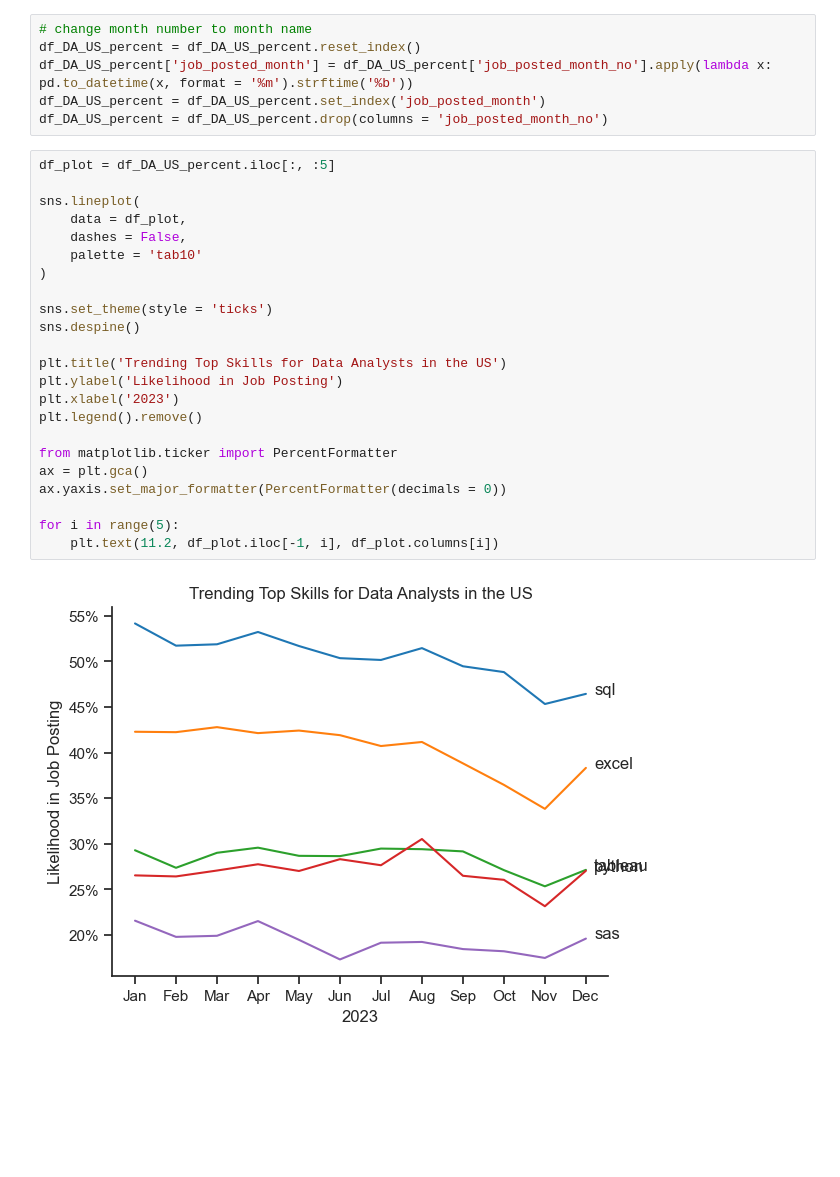
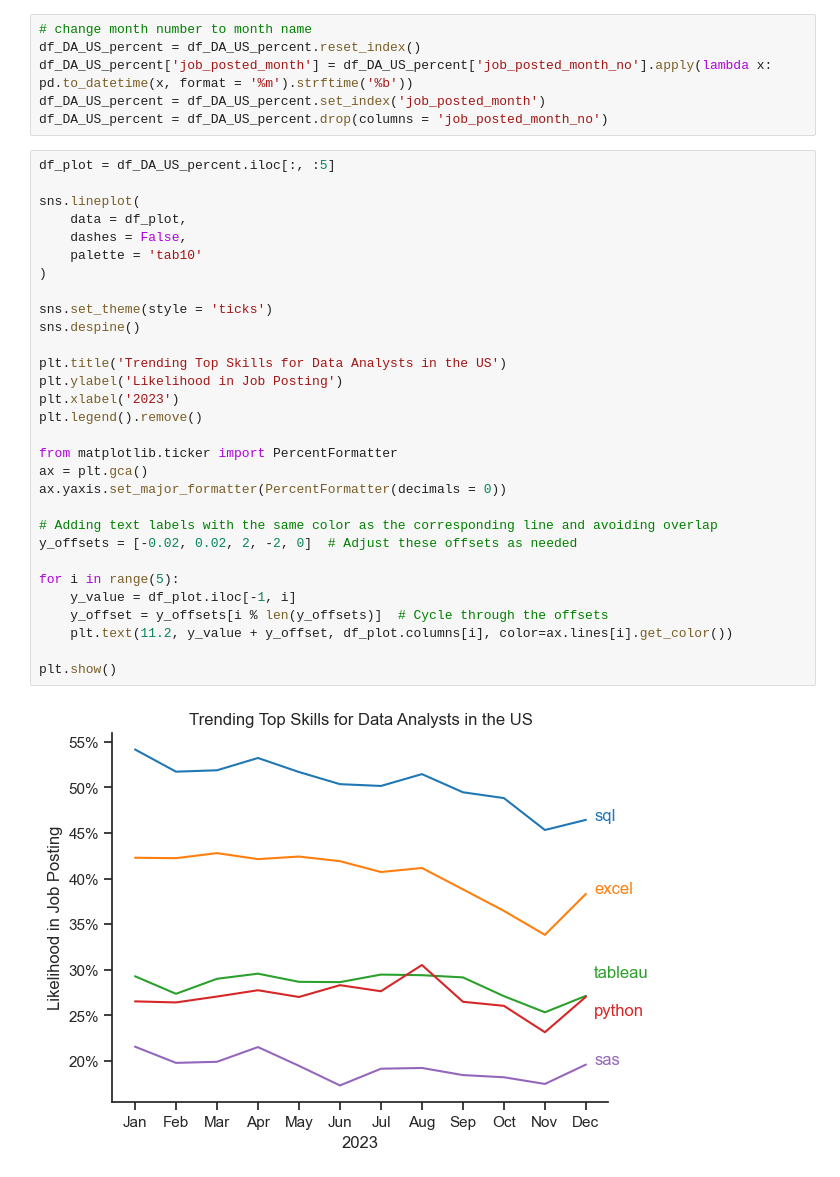
Before and after one commit to mrbartuss/Python_for_Data_Analytics, a Jupyter notebook: 3_Skill_Trend.ipynb, the cells around one changed output. Cells and saved outputs as stored; diff of their text form; blank space fills up the shorter version.

Commit message:
removed text overlap

```diff
--- a/3_Skill_Trend.ipynb
+++ b/3_Skill_Trend.ipynb
@@ -45,25 +45,32 @@ df_DA_US_percent = df_DA_US_percent.drop(columns = 'job_posted_month_no')
 # %%
 df_plot = df_DA_US_percent.iloc[:, :5]
 
 sns.lineplot(
     data = df_plot,
     dashes = False,
     palette = 'tab10'
 )
 
 sns.set_theme(style = 'ticks')
 sns.despine()
 
 plt.title('Trending Top Skills for Data Analysts in the US')
 plt.ylabel('Likelihood in Job Posting')
 plt.xlabel('2023')
 plt.legend().remove()
 
 from matplotlib.ticker import PercentFormatter
 ax = plt.gca()
 ax.yaxis.set_major_formatter(PercentFormatter(decimals = 0))
 
+# Adding text labels with the same color as the corresponding line and avoiding overlap
+y_offsets = [-0.02, 0.02, 2, -2, 0]  # Adjust these offsets as needed
+
 for i in range(5):
-    plt.text(11.2, df_plot.iloc[-1, i], df_plot.columns[i])
+    y_value = df_plot.iloc[-1, i]
+    y_offset = y_offsets[i % len(y_offsets)]  # Cycle through the offsets
+    plt.text(11.2, y_value + y_offset, df_plot.columns[i], color=ax.lines[i].get_color())
+
+plt.show()
 # %% [output]
-[figure, old version]
+[figure, new version]
```
Also changed, not shown: 1 other file.
